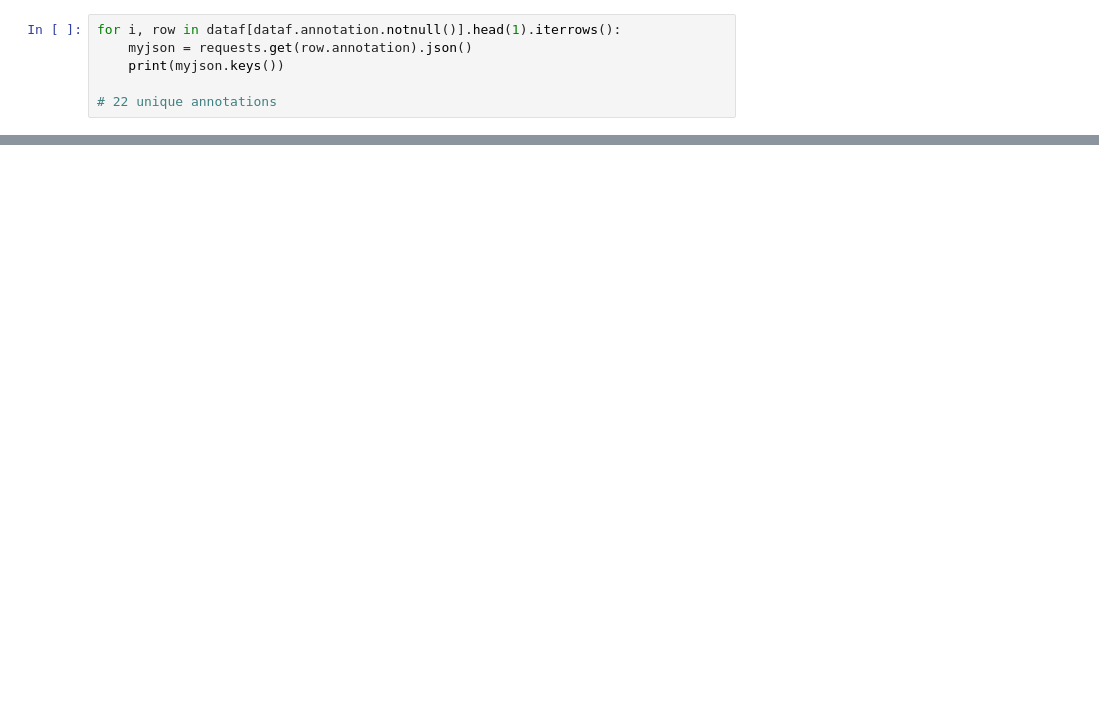
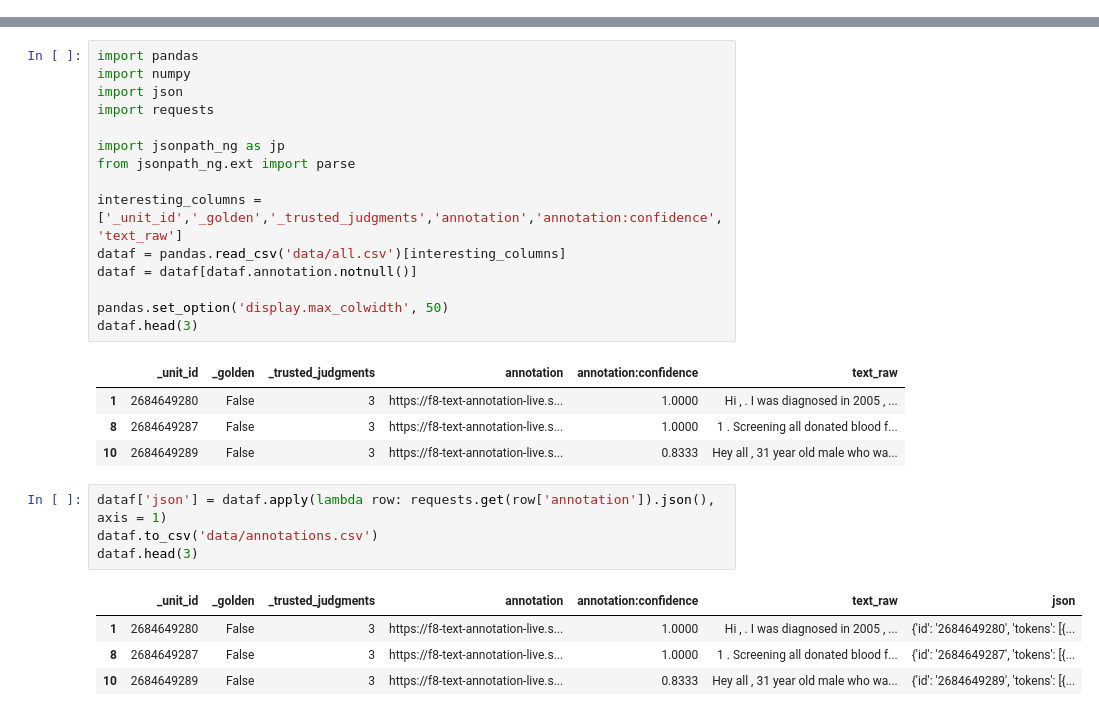
Before and after one commit to Aequivinius/age_mentions, a Jupyter notebook: f8.ipynb, the cells around one changed output, grey strips where cells are left out. Cells and saved outputs as stored; diff of their text form; blank space fills up the shorter version.

Commit message:
annotations look messy

```diff
--- a/f8.ipynb
+++ b/f8.ipynb
@@ -9,6 +0,0 @@ dataf = pandas.read_csv('data/all.csv')
-# %%
-for i, row in dataf[dataf.annotation.notnull()].head(1).iterrows():
-    myjson = requests.get(row.annotation).json()
-    print(myjson.keys())
-
-# 22 unique annotations
@@ -35,0 +7,29 @@ dict_keys(['id', 'tokens', 'spans', 'judgments_count', 'text'])
+# %%
+import pandas
+import numpy
+import json
+import requests
+
+import jsonpath_ng as jp
+from jsonpath_ng.ext import parse
+
+interesting_columns = ['_unit_id','_golden','_trusted_judgments','annotation','annotation:confidence','text_raw']
+dataf = pandas.read_csv('data/all.csv')[interesting_columns]
+dataf = dataf[dataf.annotation.notnull()]
+
+pandas.set_option('display.max_colwidth', 50)
+dataf.head(3)
+# %% [output]
+|  | _unit_id | _golden | _trusted_judgments | annotation | annotation:confidence | text_raw |
+| 1 | 2684649280 | False | 3 | https://f8-text-annotation-live.s... | 1.0000 | Hi , . I was diagnosed in 2005 , ... |
+| 8 | 2684649287 | False | 3 | https://f8-text-annotation-live.s... | 1.0000 | 1 . Screening all donated blood f... |
+| 10 | 2684649289 | False | 3 | https://f8-text-annotation-live.s... | 0.8333 | Hey all , 31 year old male who wa... |
+# %%
+dataf['json'] = dataf.apply(lambda row: requests.get(row['annotation']).json(), axis = 1)
+dataf.to_csv('data/annotations.csv')
+dataf.head(3)
+# %% [output]
+|  | _unit_id | _golden | _trusted_judgments | annotation | annotation:confidence | text_raw | json |
+| 1 | 2684649280 | False | 3 | https://f8-text-annotation-live.s... | 1.0000 | Hi , . I was diagnosed in 2005 , ... | {'id': '2684649280', 'tokens': [{... |
+| 8 | 2684649287 | False | 3 | https://f8-text-annotation-live.s... | 1.0000 | 1 . Screening all donated blood f... | {'id': '2684649287', 'tokens': [{... |
+| 10 | 2684649289 | False | 3 | https://f8-text-annotation-live.s... | 0.8333 | Hey all , 31 year old male who wa... | {'id': '2684649289', 'tokens': [{... |
```
Also changed, not shown: parts of 7 cells of this notebook, 4 other files.
